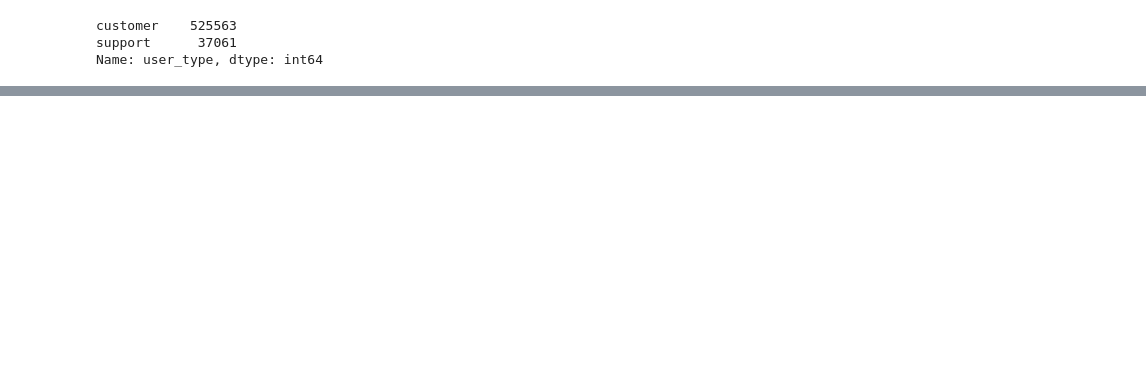
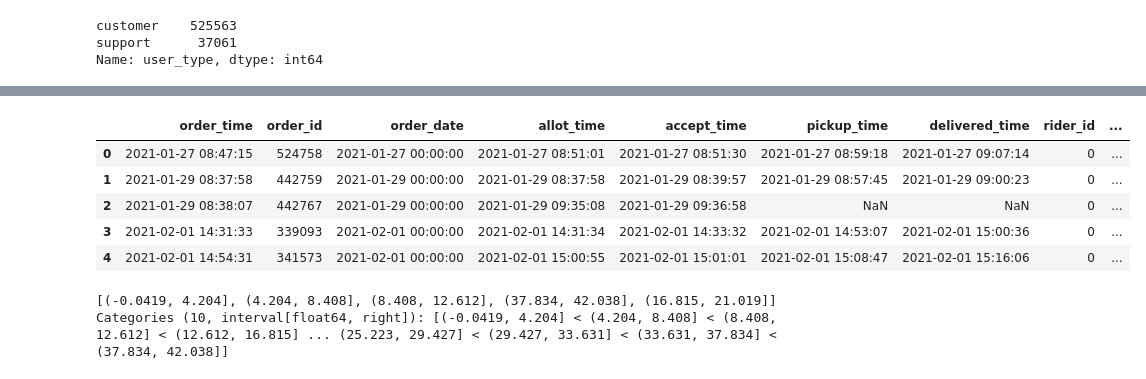
Before and after one commit to aryanpandey/Cascade-Cup-2022, a Jupyter notebook: Cascade Cup _22 (Round 3) Problem Statement/Analysis.ipynb, the cells around one changed output, grey strips where cells are left out. Drawn from its saved outputs; the diff is of its cells as text; code cells hidden in the pictures; blank space fills up the shorter version.

```diff
--- a/Cascade Cup _22 (Round 3) Problem Statement/Analysis.ipynb
+++ b/Cascade Cup _22 (Round 3) Problem Statement/Analysis.ipynb
@@ -155,0 +326,16 @@ Name: user_type, dtype: int64
+# %%
+canc_dist['first_mile_distance'] = pd.cut(canc_dist['first_mile_distance'], 10)
+canc_dist['last_mile_distance'] = pd.cut(canc_dist['last_mile_distance'], 10)
+canc_dist.head()
+# %% [output]
+|  | order_time | order_id | order_date | allot_time | accept_time | pickup_time | delivered_time | rider_id | ... |
+| 0 | 2021-01-27 08:47:15 | 524758 | 2021-01-27 00:00:00 | 2021-01-27 08:51:01 | 2021-01-27 08:51:30 | 2021-01-27 08:59:18 | 2021-01-27 09:07:14 | 0 | ... |
+| 1 | 2021-01-29 08:37:58 | 442759 | 2021-01-29 00:00:00 | 2021-01-29 08:37:58 | 2021-01-29 08:39:57 | 2021-01-29 08:57:45 | 2021-01-29 09:00:23 | 0 | ... |
+| 2 | 2021-01-29 08:38:07 | 442767 | 2021-01-29 00:00:00 | 2021-01-29 09:35:08 | 2021-01-29 09:36:58 | NaN | NaN | 0 | ... |
+| 3 | 2021-02-01 14:31:33 | 339093 | 2021-02-01 00:00:00 | 2021-02-01 14:31:34 | 2021-02-01 14:33:32 | 2021-02-01 14:53:07 | 2021-02-01 15:00:36 | 0 | ... |
+| 4 | 2021-02-01 14:54:31 | 341573 | 2021-02-01 00:00:00 | 2021-02-01 15:00:55 | 2021-02-01 15:01:01 | 2021-02-01 15:08:47 | 2021-02-01 15:16:06 | 0 | ... |
+# %%
+canc_dist['first_mile_distance'].unique()
+# %% [output]
+[(-0.0419, 4.204], (4.204, 8.408], (8.408, 12.612], (37.834, 42.038], (16.815, 21.019]]
+Categories (10, interval[float64, right]): [(-0.0419, 4.204] < (4.204, 8.408] < (8.408, 12.612] < (12.612, 16.815] ... (25.223, 29.427] < (29.427, 33.631] < (33.631, 37.834] < (37.834, 42.038]]
```
Also changed, not shown: parts of 56 cells of this notebook, 2 other files.
